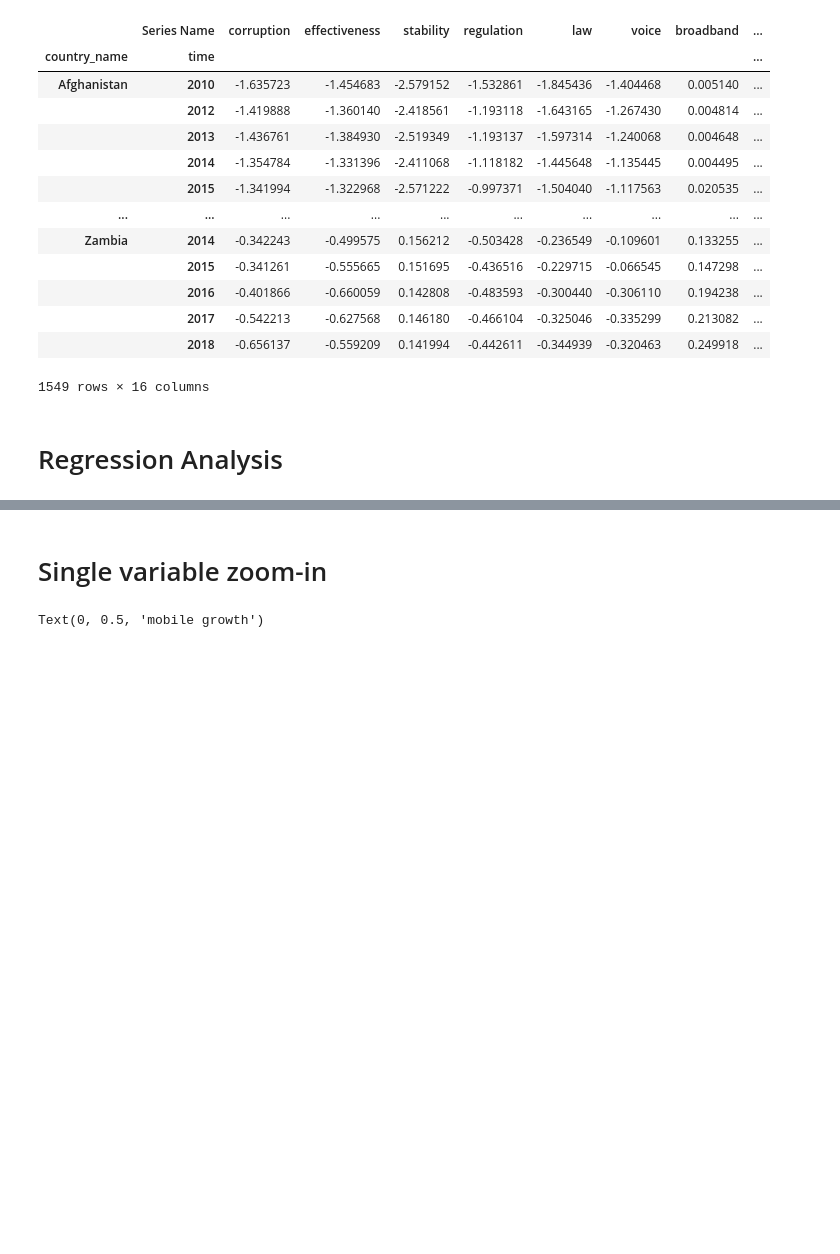
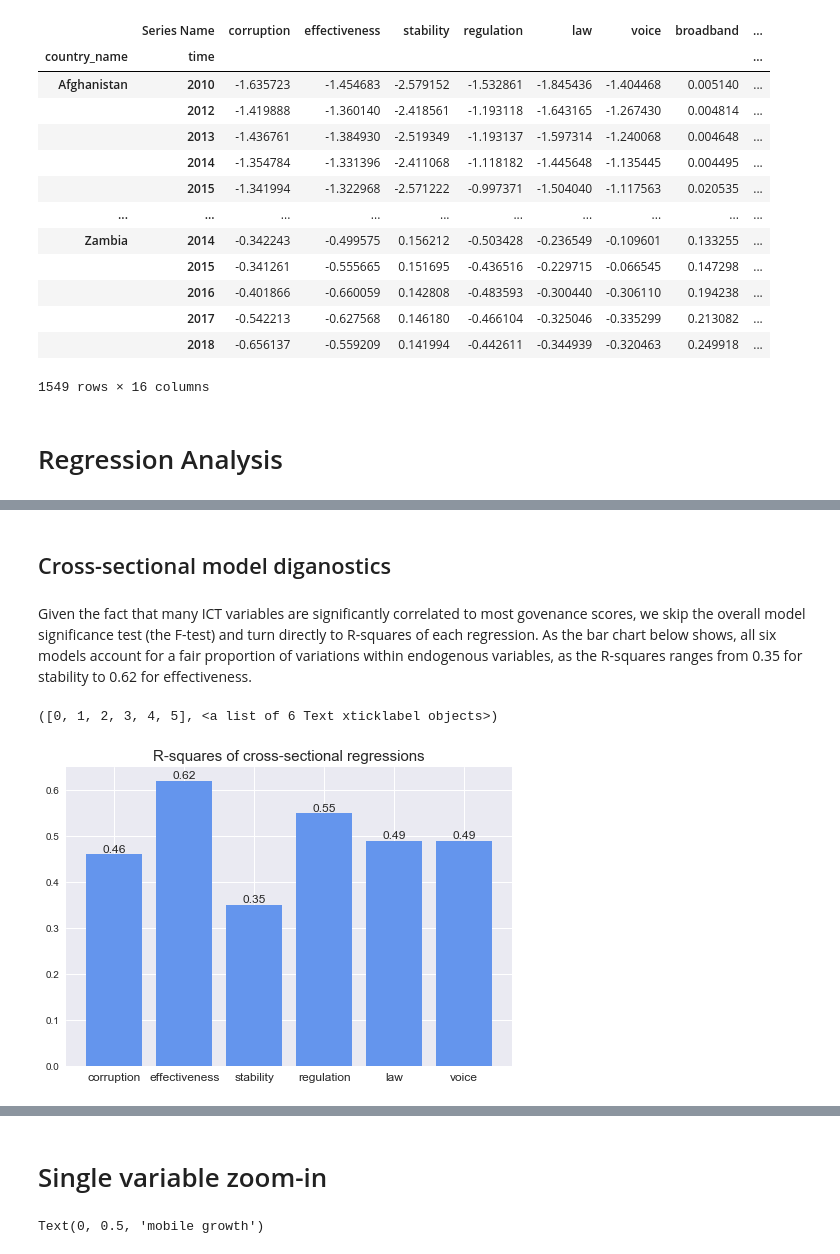
Before and after one commit to ruoyuchen99/Data-bootcamp-project, a Jupyter notebook: cor_reg_analysis.ipynb, the cells around one changed output, grey strips where cells are left out. Cells and saved outputs as stored; diff of their text form; code cells hidden in the pictures; blank space fills up the shorter version.

```diff
--- a/cor_reg_analysis.ipynb
+++ b/cor_reg_analysis.ipynb
@@ -12,10 +12,10 @@ from scipy import stats
 mpl.style.use('seaborn')
 # %%
 # Import data for income group categorization
-low_inc = pd.read_csv('https://raw.githubusercontent.com/ruoyuchen99/Data-bootcamp-project/master/low_inc.csv')
-lower_mid_inc = pd.read_csv('https://raw.githubusercontent.com/ruoyuchen99/Data-bootcamp-project/master/lower_mid_inc.csv')
-upper_mid_inc = pd.read_csv('https://raw.githubusercontent.com/ruoyuchen99/Data-bootcamp-project/master/upper_mid_inc.csv')
-high_inc = pd.read_csv('https://raw.githubusercontent.com/ruoyuchen99/Data-bootcamp-project/master/high_inc.csv')
+low_inc = pd.read_csv('low_inc.csv')
+lower_mid_inc = pd.read_csv('lower_mid_inc.csv')
+upper_mid_inc = pd.read_csv('upper_mid_inc.csv')
+high_inc = pd.read_csv('high_inc.csv')
 
 low_inc=low_inc['Country Name'].tolist()[:-5] + ['low_inc']
 lower_mid_inc = lower_mid_inc['Country Name'].tolist()[:-5] + ['lower_mid_inc']
@@ -303,0 +342,32 @@ fig.tight_layout()
+# %% [markdown]
+## Cross-sectional model diganostics
+# %% [markdown]
+Given the fact that many ICT variables are significantly correlated to most govenance scores, we skip the overall model significance test (the F-test) and turn directly to R-squares of each regression. As the bar chart below shows, all six models account for a fair proportion of variations within endogenous variables, as the R-squares ranges from 0.35 for stability to 0.62 for effectiveness.
+# %%
+rsquared = pd.DataFrame()
+for i in reg_results_cs.index.get_level_values('eng').unique():
+    rsquared.loc[i,'rsquared']=reg_results_cs.loc[(i,'mobile'),'rsquared']
+rsquared=rsquared.round(2)
+
+fig, ax = plt.subplots()
+ax.bar(rsquared.index, rsquared['rsquared'])
+rect = ax.bar(rsquared.index, rsquared['rsquared'], color='cornflowerblue')
+
+def autolabel(rects):
+    """
+    Attach a text label above each bar displaying its height
+    """
+    i=0
+    for rect in rects:
+        height = rect.get_height()
+        ax.text(rect.get_x() + rect.get_width()/2., height,
+                str(height),
+                ha='center', va='bottom',size=12)
+        i+=1
+
+autolabel(rect)
+ax.set_title('R-squares of cross-sectional regressions',size=15)
+plt.xticks(rotation=0, size=12)
+# %% [output]
+([0, 1, 2, 3, 4, 5], <a list of 6 Text xticklabel objects>)
+[figure, added]
```
Also changed, not shown: parts of 29 cells of this notebook.
